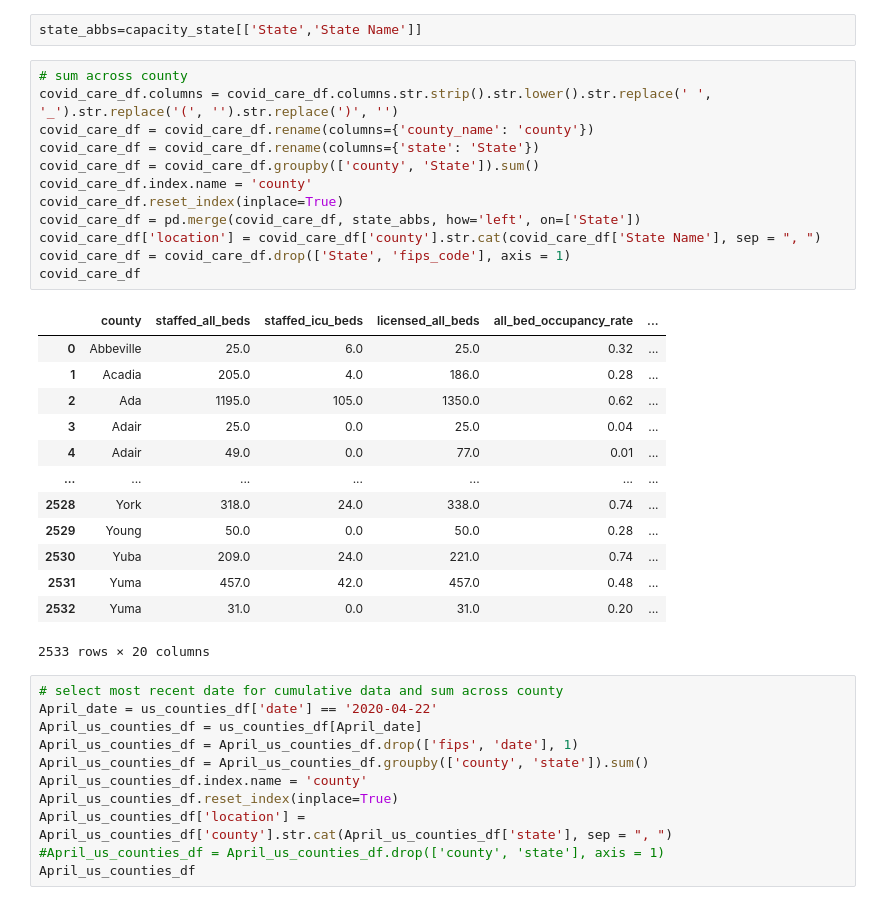
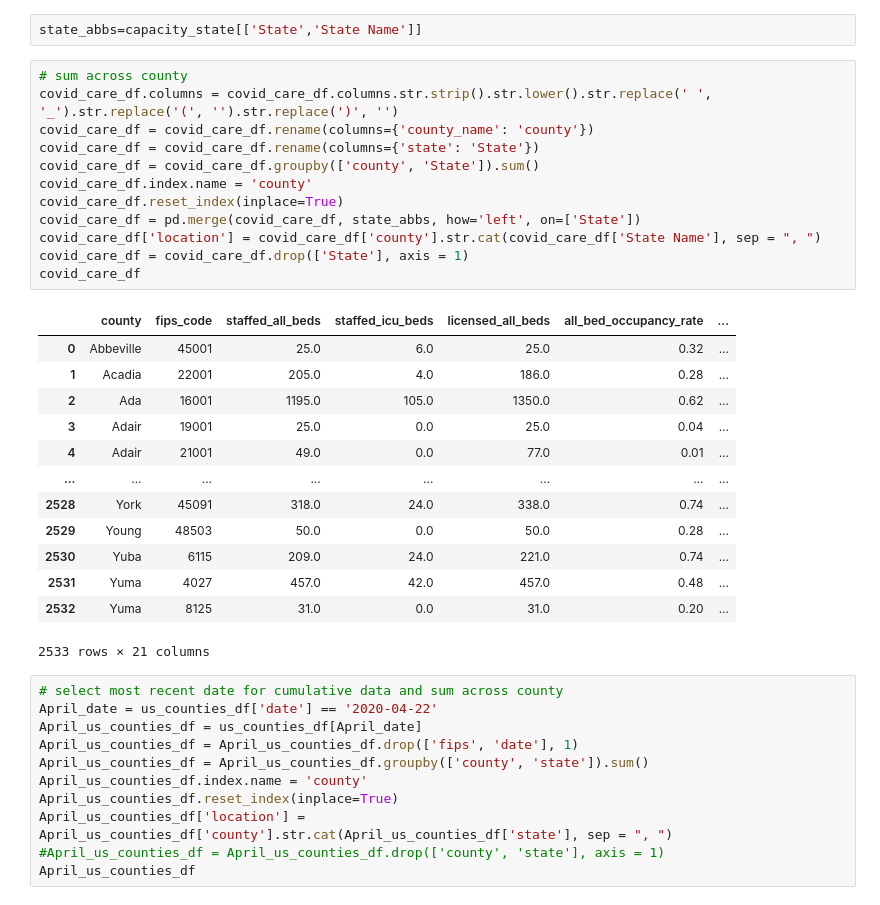
Before and after one commit to tiffttu/BINF_final, a Jupyter notebook: final_project.ipynb, the cells around one changed output. Cells and saved outputs as stored; diff of their text form.

```diff
--- a/final_project.ipynb
+++ b/final_project.ipynb
@@ -18,29 +18,29 @@ state_abbs=capacity_state[['State','State Name']]
 # %%
 # sum across county
 covid_care_df.columns = covid_care_df.columns.str.strip().str.lower().str.replace(' ', '_').str.replace('(', '').str.replace(')', '')
 covid_care_df = covid_care_df.rename(columns={'county_name': 'county'})
 covid_care_df = covid_care_df.rename(columns={'state': 'State'})
 covid_care_df = covid_care_df.groupby(['county', 'State']).sum()
 covid_care_df.index.name = 'county'
 covid_care_df.reset_index(inplace=True)
 covid_care_df = pd.merge(covid_care_df, state_abbs, how='left', on=['State'])
 covid_care_df['location'] = covid_care_df['county'].str.cat(covid_care_df['State Name'], sep = ", ")
-covid_care_df = covid_care_df.drop(['State', 'fips_code'], axis = 1)
+covid_care_df = covid_care_df.drop(['State'], axis = 1)
 covid_care_df
 # %% [output]
-|  | county | staffed_all_beds | staffed_icu_beds | licensed_all_beds | all_bed_occupancy_rate | ... |
-| 0 | Abbeville | 25.0 | 6.0 | 25.0 | 0.32 | ... |
-| 1 | Acadia | 205.0 | 4.0 | 186.0 | 0.28 | ... |
-| 2 | Ada | 1195.0 | 105.0 | 1350.0 | 0.62 | ... |
-| 3 | Adair | 25.0 | 0.0 | 25.0 | 0.04 | ... |
-| 4 | Adair | 49.0 | 0.0 | 77.0 | 0.01 | ... |
-| ... | ... | ... | ... | ... | ... | ... |
-| 2528 | York | 318.0 | 24.0 | 338.0 | 0.74 | ... |
-| 2529 | Young | 50.0 | 0.0 | 50.0 | 0.28 | ... |
-| 2530 | Yuba | 209.0 | 24.0 | 221.0 | 0.74 | ... |
-| 2531 | Yuma | 457.0 | 42.0 | 457.0 | 0.48 | ... |
-| 2532 | Yuma | 31.0 | 0.0 | 31.0 | 0.20 | ... |
+|  | county | fips_code | staffed_all_beds | staffed_icu_beds | licensed_all_beds | all_bed_occupancy_rate | ... |
+| 0 | Abbeville | 45001 | 25.0 | 6.0 | 25.0 | 0.32 | ... |
+| 1 | Acadia | 22001 | 205.0 | 4.0 | 186.0 | 0.28 | ... |
+| 2 | Ada | 16001 | 1195.0 | 105.0 | 1350.0 | 0.62 | ... |
+| 3 | Adair | 19001 | 25.0 | 0.0 | 25.0 | 0.04 | ... |
+| 4 | Adair | 21001 | 49.0 | 0.0 | 77.0 | 0.01 | ... |
+| ... | ... | ... | ... | ... | ... | ... | ... |
+| 2528 | York | 45091 | 318.0 | 24.0 | 338.0 | 0.74 | ... |
+| 2529 | Young | 48503 | 50.0 | 0.0 | 50.0 | 0.28 | ... |
+| 2530 | Yuba | 6115 | 209.0 | 24.0 | 221.0 | 0.74 | ... |
+| 2531 | Yuma | 4027 | 457.0 | 42.0 | 457.0 | 0.48 | ... |
+| 2532 | Yuma | 8125 | 31.0 | 0.0 | 31.0 | 0.20 | ... |
-2533 rows × 20 columns
+2533 rows × 21 columns
 # %%
 # select most recent date for cumulative data and sum across county
 April_date = us_counties_df['date'] == '2020-04-22'
```
Also changed, not shown: parts of 3 cells of this notebook, 5 other files.
